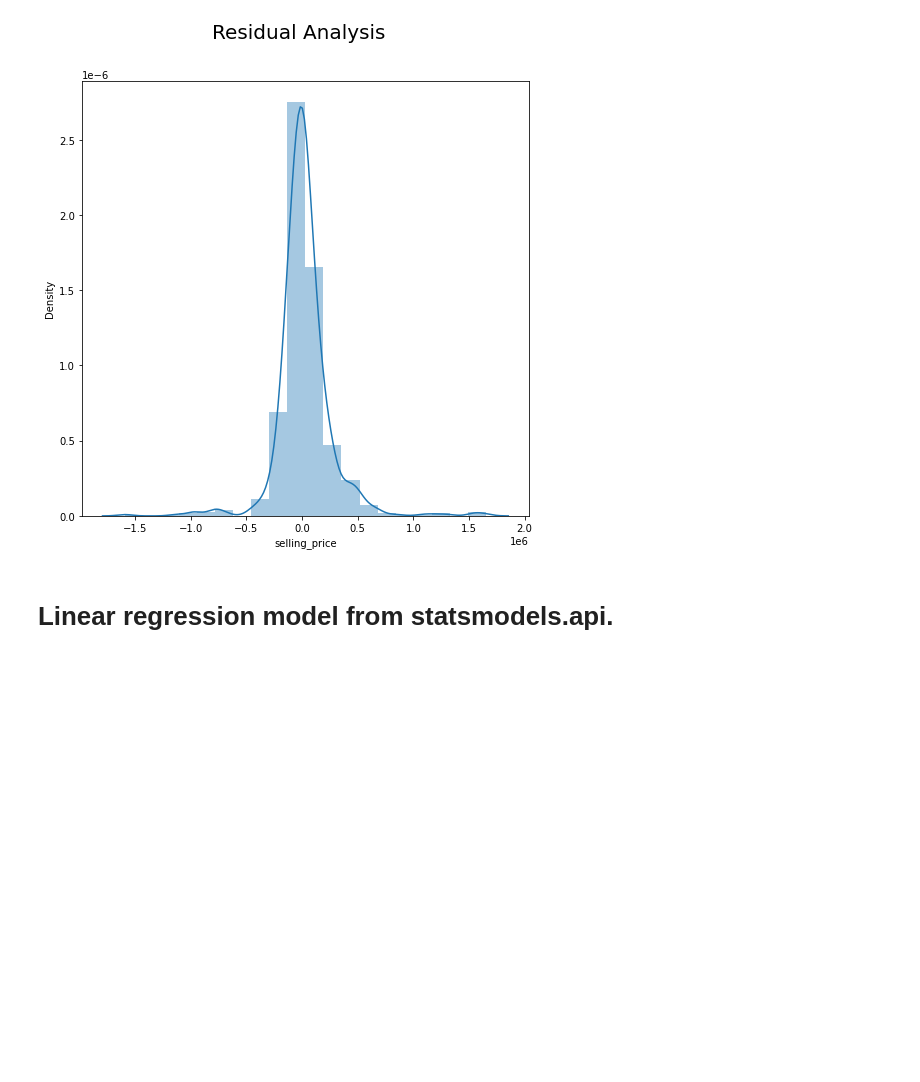
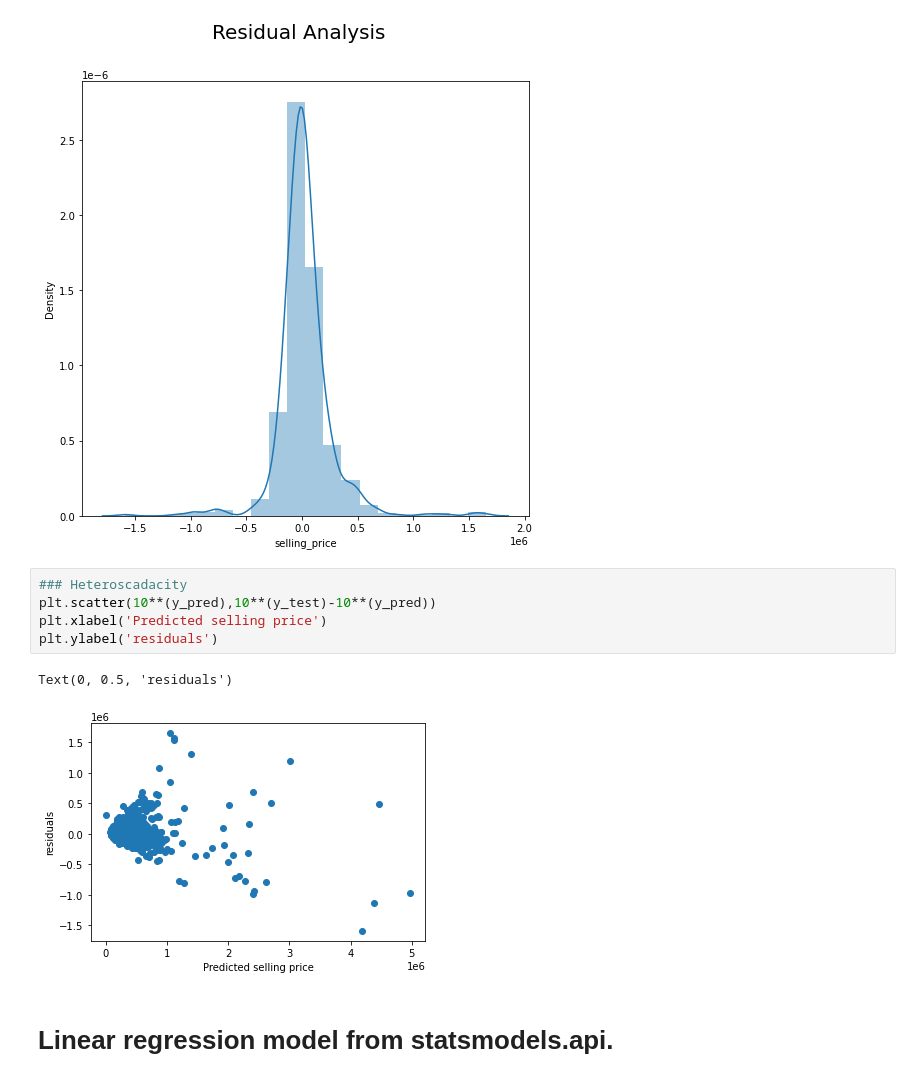
Before and after one commit to dushyantmaharshi/Linear-Regression-Implementation-Car-Dekho-Dataset-, a Jupyter notebook: Linear_Regression_(Car_Dekho).ipynb, the cells around one changed output. Saved outputs shown, nothing was run; the diff lists cells and outputs as text; blank space fills up the shorter version.

```diff
--- a/Linear_Regression_(Car_Dekho).ipynb
+++ b/Linear_Regression_(Car_Dekho).ipynb
@@ -585,6 +554,14 @@ fig.suptitle('Residual Analysis', fontsize = 20)
 # %% [output]
 Text(0.5, 0.98, 'Residual Analysis')
 [figure]
+# %%
+### Heteroscadacity
+plt.scatter(10**(y_pred),10**(y_test)-10**(y_pred))
+plt.xlabel('Predicted selling price')
+plt.ylabel('residuals')
+# %% [output]
+Text(0, 0.5, 'residuals')
+[figure, added]
 # %% [markdown]
 # **Linear regression model from statsmodels.api.**
 # %%
```
Also changed, not shown: parts of 69 cells of this notebook.
